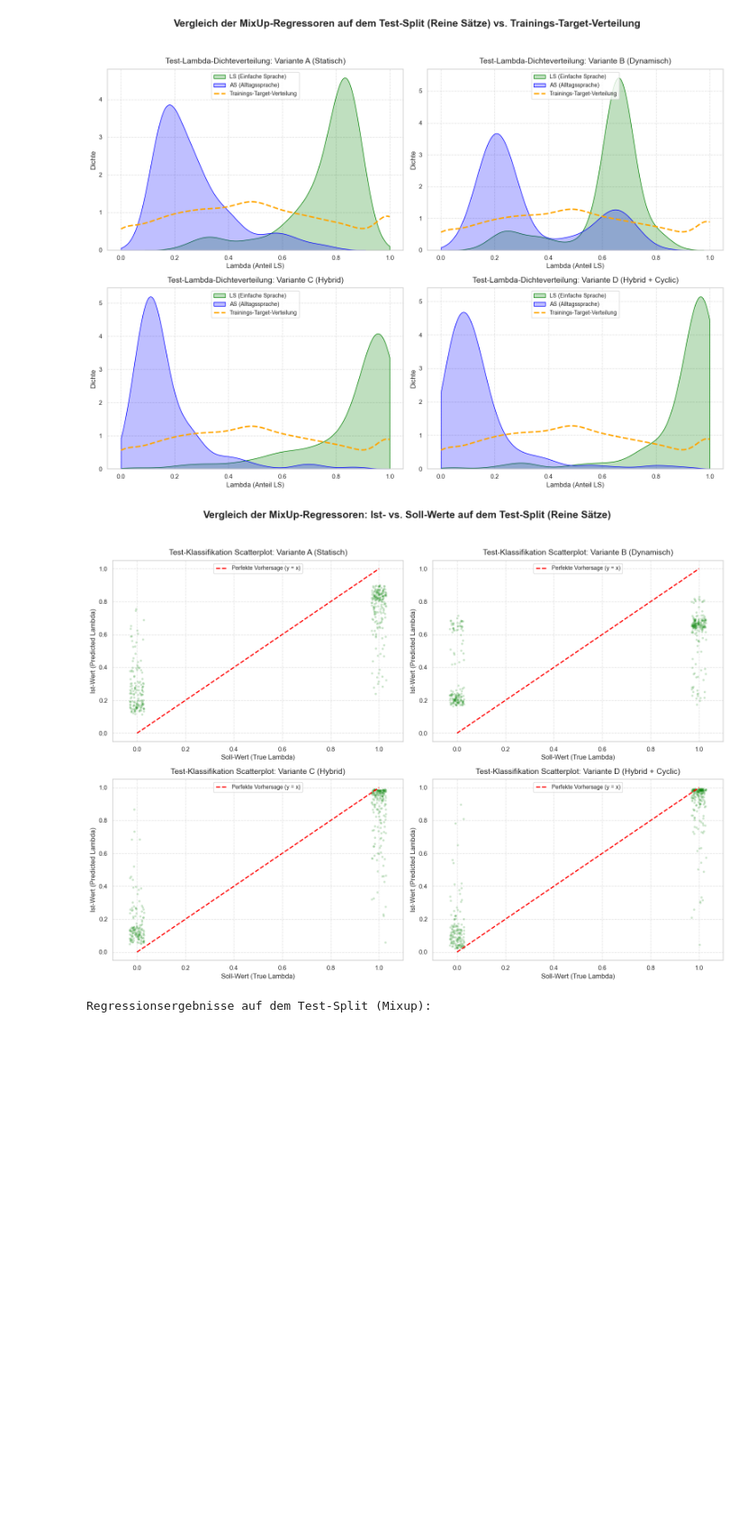
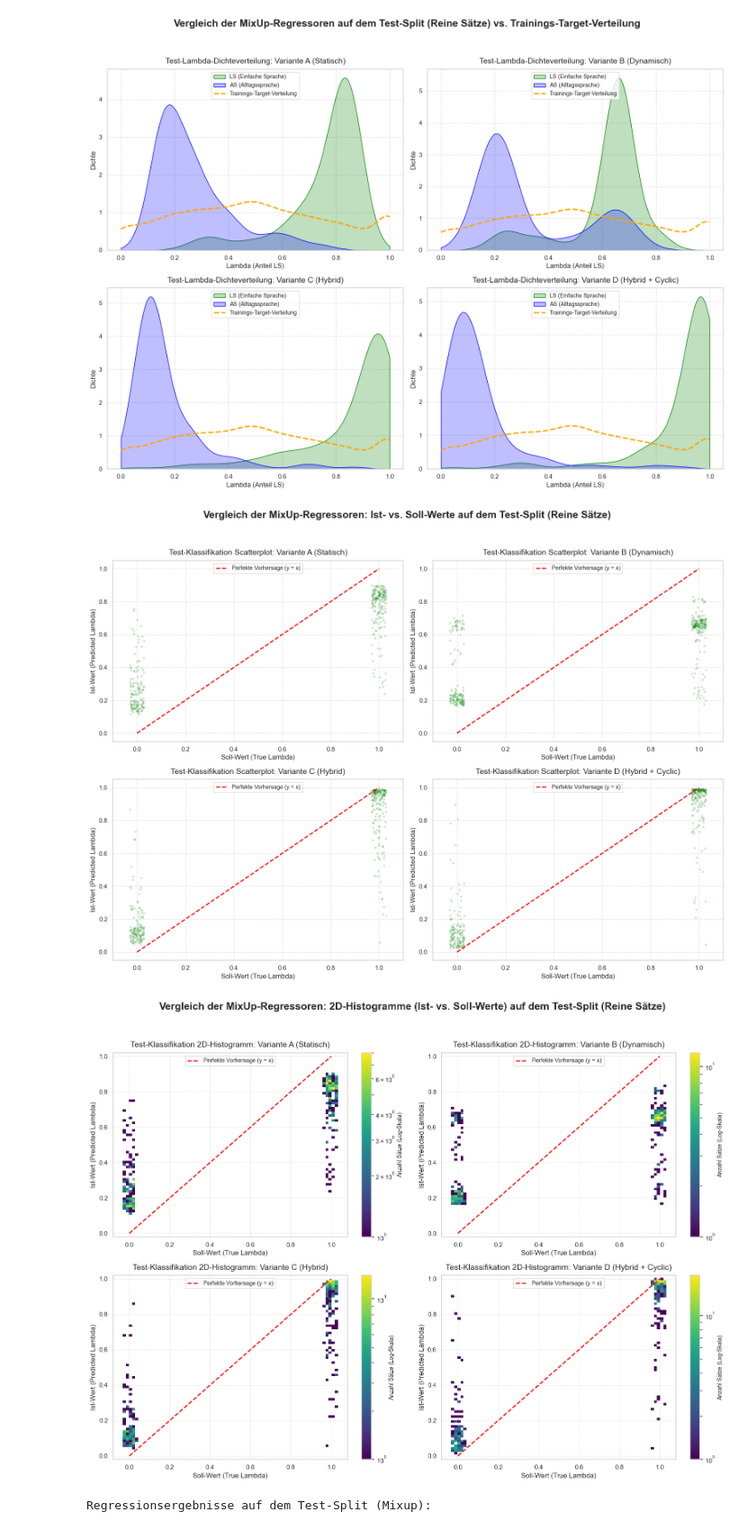
Before and after one commit to mcfiet/master-thesis, a Jupyter notebook: notebooks/4_mixup_model_evaluation.ipynb, the cells around one changed output. Shown at 90% size. Saved outputs shown, nothing was run; the diff lists cells and outputs as text; code cells hidden in the pictures; blank space fills up the shorter version.

Commit message:
feat: visualize mixup model evaluation results using 2D histograms and scatter plots

```diff
--- a/notebooks/4_mixup_model_evaluation.ipynb
+++ b/notebooks/4_mixup_model_evaluation.ipynb
@@ -332,33 +333,74 @@ for i, model_name in enumerate(test_results.keys()):
     as_p = test_results[model_name]["as_preds"]
 
     # Wahre Targets: 1.0 für LS, 0.0 für AS
     true_ls = np.ones(len(ls_p))
     true_as = np.zeros(len(as_p))
 
     all_preds = np.concatenate([as_p, ls_p])
     all_targets = np.concatenate([true_as, true_ls])
 
     # Jitter hinzufügen für bessere Sichtbarkeit bei überlappenden Punkten
     jitter = np.random.uniform(-0.03, 0.03, len(all_targets))
 
     # Scatter plot
     axes[i].scatter(all_targets + jitter, all_preds, alpha=0.2, color="green", edgecolors='none', s=15)
     axes[i].plot([0, 1], [0, 1], color="red", linestyle="--", linewidth=2, label="Perfekte Vorhersage (y = x)")
 
     axes[i].set_title(f"Test-Klassifikation Scatterplot: {model_name}", fontsize=14, pad=10)
     axes[i].set_xlabel("Soll-Wert (True Lambda)", fontsize=12)
     axes[i].set_ylabel("Ist-Wert (Predicted Lambda)", fontsize=12)
     axes[i].set_xlim(-0.1, 1.1)
     axes[i].set_ylim(-0.05, 1.05)
     axes[i].legend(fontsize=10, loc="upper center")
     axes[i].grid(True, linestyle="--", alpha=0.6)
 
 plt.suptitle("Vergleich der MixUp-Regressoren: Ist- vs. Soll-Werte auf dem Test-Split (Reine Sätze)", fontsize=18, weight="bold", y=0.98)
 plt.tight_layout(rect=[0, 0, 1, 0.95])
 plt.savefig("../results/mixup_test_classification_scatterplot.png", dpi=300)
 plt.show()
+
+# 1.2.6. 2D-Histogramme (Ist- vs. Soll-Wert) für die Klassifikation (reine Sätze) auf dem Test-Split
+fig, axes = plt.subplots(2, 2, figsize=(16, 12))
+axes = axes.ravel()
+
+for i, model_name in enumerate(test_results.keys()):
+    ls_p = test_results[model_name]["ls_preds"]
+    as_p = test_results[model_name]["as_preds"]
+
+    # Wahre Targets: 1.0 für LS, 0.0 für AS
+    true_ls = np.ones(len(ls_p))
+    true_as = np.zeros(len(as_p))
+
+    all_preds = np.concatenate([as_p, ls_p])
+    all_targets = np.concatenate([true_as, true_ls])
+
+    # Jitter für bessere Sichtbarkeit der Dichteverteilung auf der X-Achse
+    jitter = np.random.uniform(-0.03, 0.03, len(all_targets))
+
+    counts, xedges, yedges, im = axes[i].hist2d(
+        all_targets + jitter, all_preds, bins=75, range=[[-0.08, 1.08], [-0.02, 1.02]],
+        cmap="viridis", norm=mcolors.LogNorm(), cmin=1
+    )
+    axes[i].plot([0, 1], [0, 1], color="red", linestyle="--", linewidth=2, label="Perfekte Vorhersage (y = x)")
+
+    axes[i].set_title(f"Test-Klassifikation 2D-Histogramm: {model_name}", fontsize=14, pad=10)
+    axes[i].set_xlabel("Soll-Wert (True Lambda)", fontsize=12)
+    axes[i].set_ylabel("Ist-Wert (Predicted Lambda)", fontsize=12)
+    axes[i].set_xlim(-0.08, 1.08)
+    axes[i].set_ylim(-0.02, 1.02)
+    axes[i].legend(fontsize=10, loc="upper center")
+    axes[i].grid(True, linestyle="--", alpha=0.5)
+
+    cbar = fig.colorbar(im, ax=axes[i])
+    cbar.set_label("Anzahl Sätze (Log-Skala)", fontsize=10)
+
+plt.suptitle("Vergleich der MixUp-Regressoren: 2D-Histogramme (Ist- vs. Soll-Werte) auf dem Test-Split (Reine Sätze)", fontsize=18, weight="bold", y=0.98)
+plt.tight_layout(rect=[0, 0, 1, 0.95])
+plt.savefig("../results/mixup_test_classification_hist2d.png", dpi=300)
+plt.show()
 # %% [output]
 [figure]
+[figure, added]
 # %%
 # 1.3. Regressionsevaluation auf dem Test-Split (Mixup / Shuffled)
 test_regression_dataset = TestMixupDataset(test_df, vocab, nlp, max_seq_len=150, mixtures_per_pair=10, seed=99)
```
Also changed, not shown: parts of 4 cells of this notebook, 6 other files.
